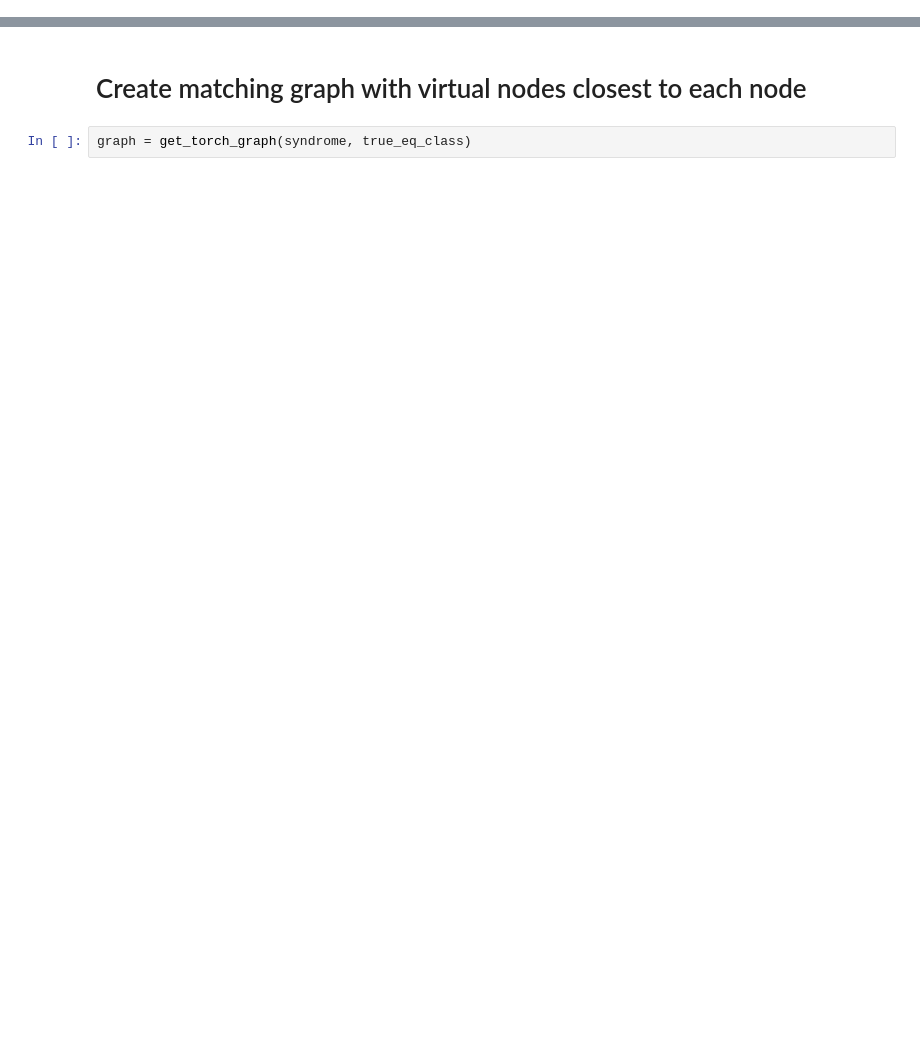
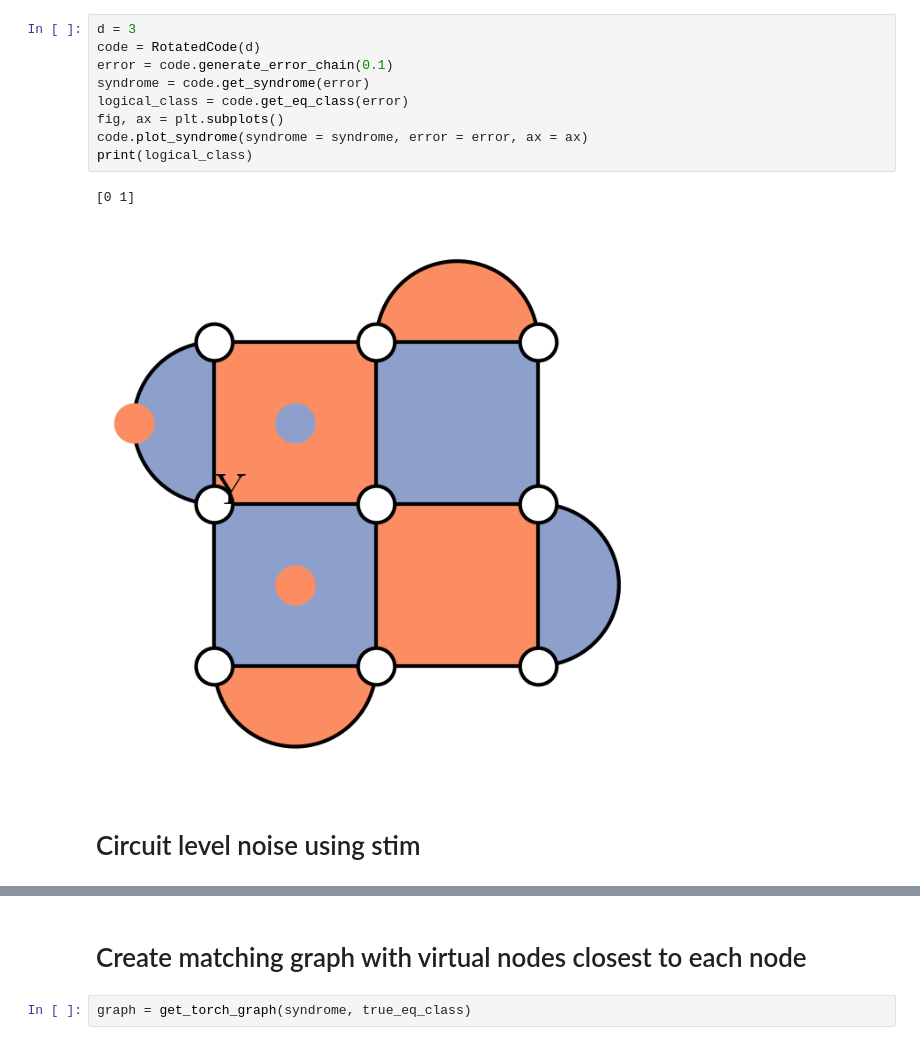
Before and after one commit to LangeMoritz/neural_matching, a Jupyter notebook: build_decoder.ipynb, the cells around one changed output, grey strips where cells are left out. Drawn from its saved outputs; the diff is of its cells as text; blank space fills up the shorter version.

```diff
--- a/build_decoder.ipynb
+++ b/build_decoder.ipynb
@@ -92,0 +472,14 @@ true_eq_class = get_eq_class(error_chain, d)
+# %%
+d = 3
+code = RotatedCode(d)
+error = code.generate_error_chain(0.1)
+syndrome = code.get_syndrome(error)
+logical_class = code.get_eq_class(error)
+fig, ax = plt.subplots()
+code.plot_syndrome(syndrome = syndrome, error = error, ax = ax)
+print(logical_class)
+# %% [output]
+[0 1]
+[figure, added]
+# %% [markdown]
+# Circuit level noise using stim
```
Also changed, not shown: parts of 39 cells of this notebook, 3 other files.
